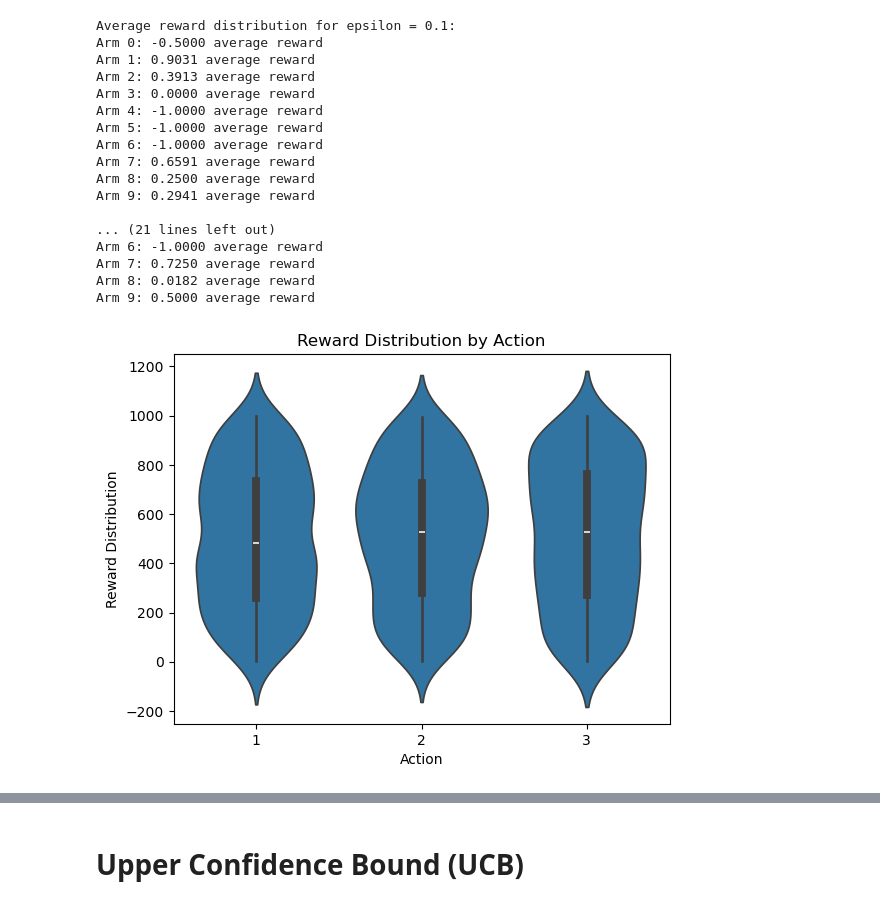
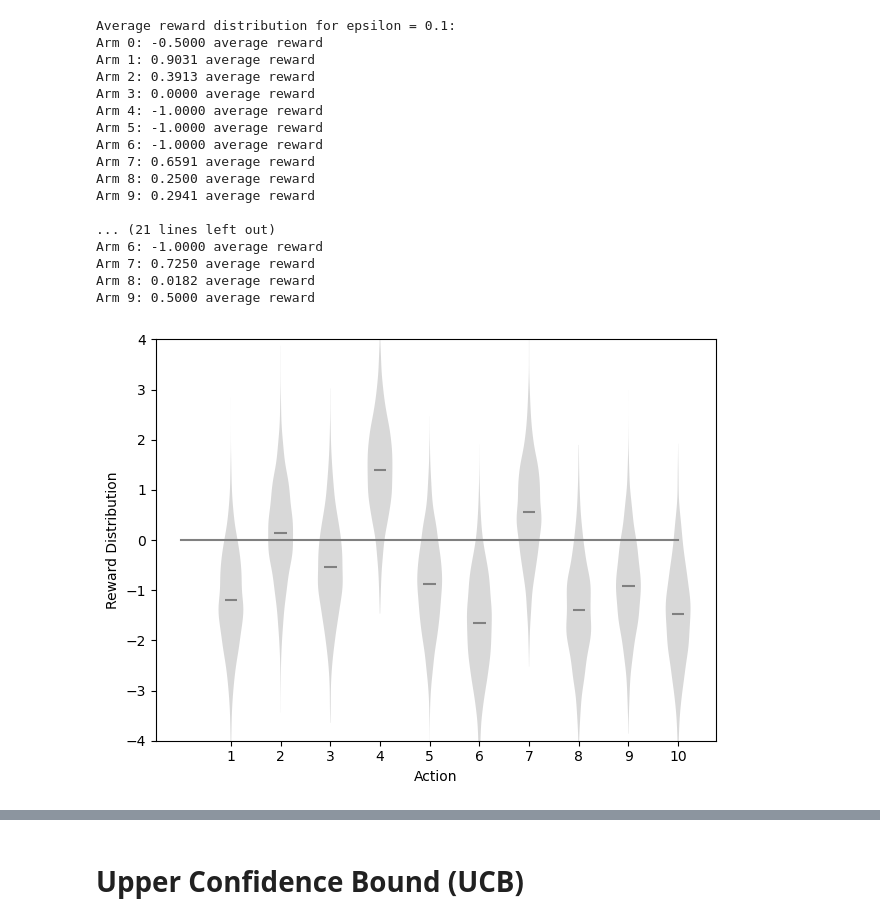
Before and after one commit to ChanifRusydi/pembelajaran-mesin-lanjut, a Jupyter notebook: Tugas1/TugasKelompok1_20241107.ipynb, the cells around one changed output, grey strips where cells are left out. Drawn from its saved outputs; the diff is of its cells as text; code cells hidden in the pictures.

Commit message:
[COMPLETE] changing the multi-armed bandit part

```diff
--- a/Tugas1/TugasKelompok1_20241107.ipynb
+++ b/Tugas1/TugasKelompok1_20241107.ipynb
@@ -159,25 +159,8 @@ Arm 6: -1.0000 average reward
 Arm 7: 0.7250 average reward
 Arm 8: 0.0182 average reward
 Arm 9: 0.5000 average reward
-# %%
-import seaborn as sns
-import matplotlib.pyplot as plt
-
-action = np.random.randint(1, 4, 1000)
-reward = np.random.randint(1, 1000, 1000)
-
-
-# Sample data
-data = {'action': action,
-        'reward': reward}
-
-# Create the violin plot
-sns.violinplot(x='action', y='reward', data=data)
-
-plt.xlabel('Action')
-plt.ylabel('Reward Distribution')
-plt.title('Reward Distribution by Action')
-
-plt.show()
-# %% [output]
-[figure, removed]
+# %%
+import numpy as np
+import matplotlib.pyplot as plt
+K = 10
+ITERATION = 2000
@@ -183,0 +198,17 @@ plt.show()
+# %%
+environment = BanditEnvironment()
+
+figure = plt.figure()
+ax = figure.add_subplot(111)
+parts = ax.violinplot(np.random.randn(ITERATION,K) + environment.means, showmeans=True, showextrema=False)
+for pc in parts['bodies']:
+    pc.set_facecolor('gray')
+parts['cmeans'].set_color('gray')
+ax.plot([0,10],[0,0], color='gray', linestyle='-')
+ax.set_ylim([-4, 4])
+ax.set_xlabel("Action"); ax.set_ylabel("Reward Distribution")
+plt.xticks(np.arange(1, K+1))
+plt.tight_layout()
+plt.show()
+# %% [output]
+[figure, added]
```
Also changed, not shown: parts of 4 cells of this notebook.
